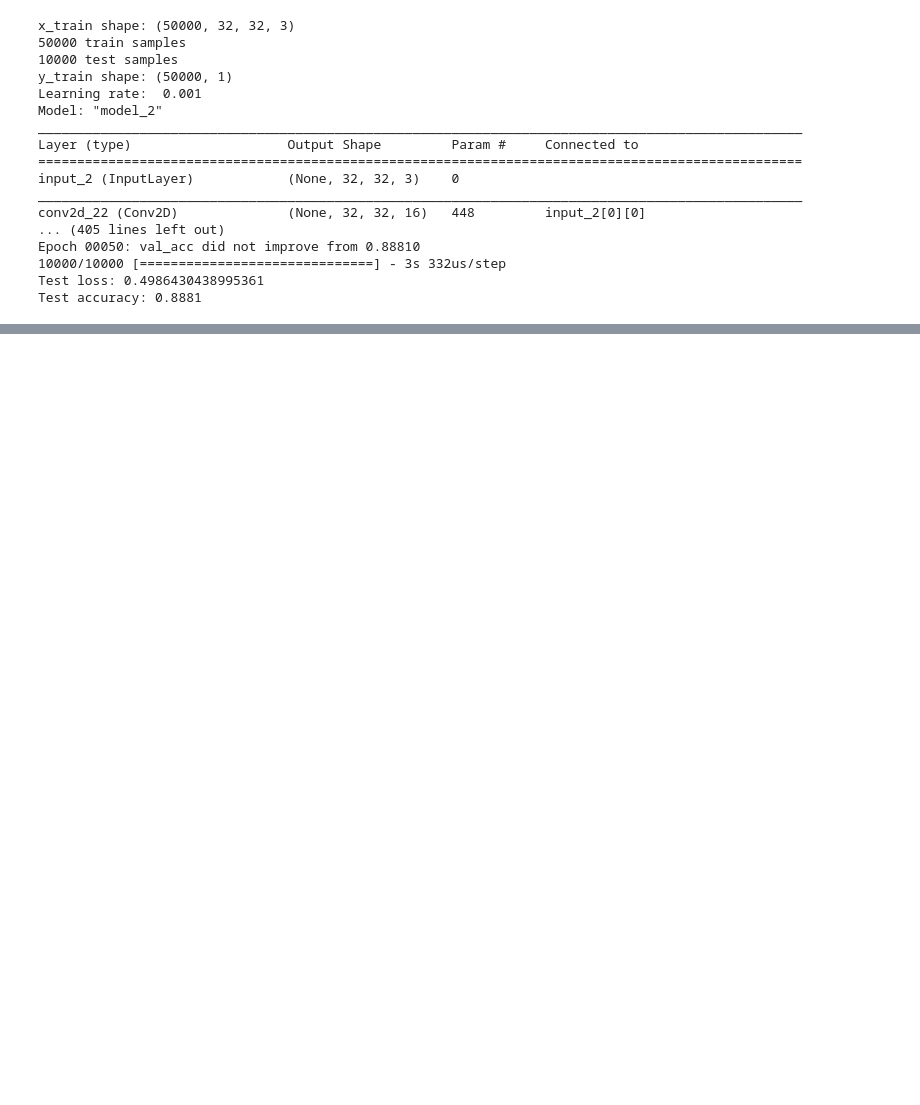
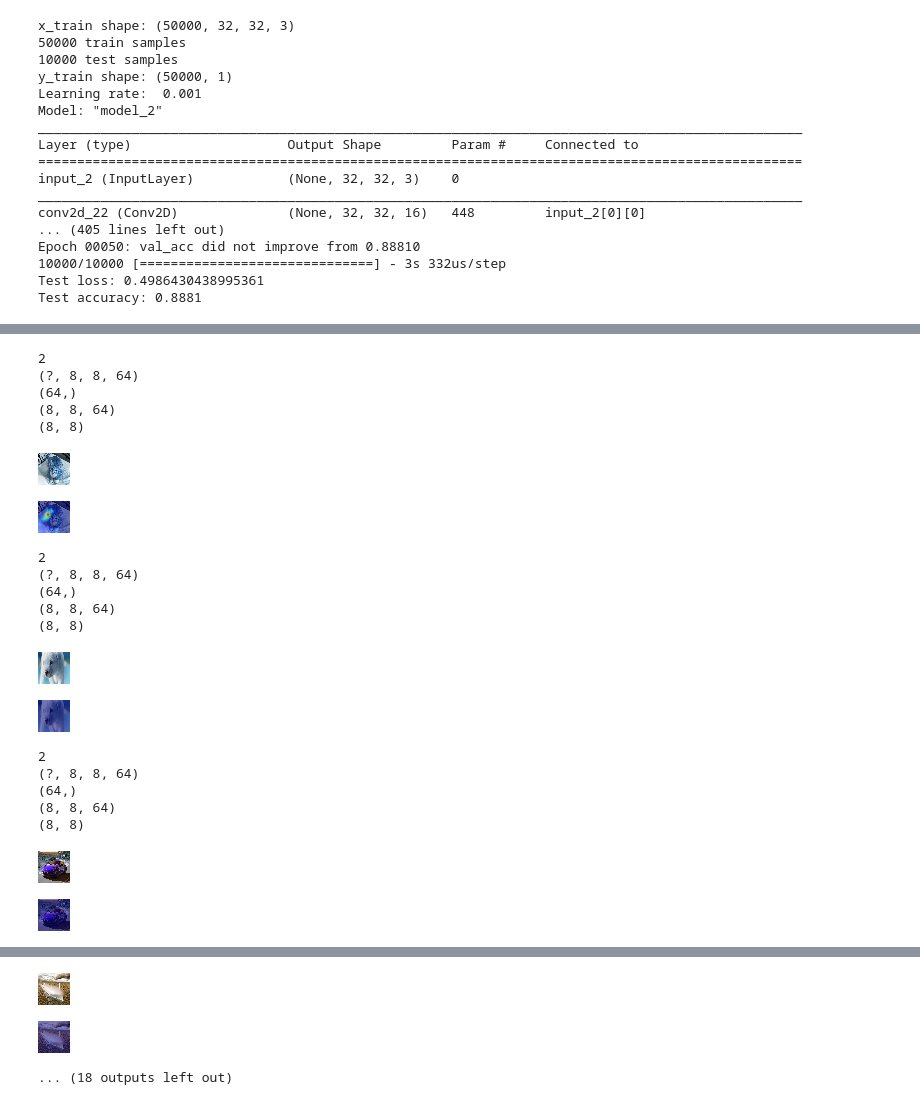
Before and after one commit to bhargav23/EIP_Session4, a Jupyter notebook: EIP4_SESSION4.ipynb, the cells around one changed output, grey strips where cells are left out. Saved outputs shown, nothing was run; the diff lists cells and outputs as text; code cells hidden in the pictures; blank space fills up the shorter version.

```diff
--- a/EIP4_SESSION4.ipynb
+++ b/EIP4_SESSION4.ipynb
@@ -442,3 +446,5 @@ Test accuracy: 0.8881
+# %%
+model = load_model('model.h5')
 # %%
 from keras.applications.vgg16 import VGG16, preprocess_input, decode_predictions
 from keras.preprocessing import image
@@ -455,6 +452,0 @@ x = preprocess_input(x)
-# %%
-preds = model.predict(x)
-class_idx = np.argmax(preds[0])
-print(class_idx)
-class_output = model.output[:, class_idx]
-last_conv_layer = model.get_layer("block5_conv3")
@@ -486,8 +452,0 @@ heatmap /= np.max(heatmap)
-# %%
-heatmap = cv2.resize(heatmap, (dog.shape[1], dog.shape[0]))
-heatmap = np.uint8(255 * heatmap)
-heatmap = cv2.applyColorMap(heatmap, cv2.COLORMAP_JET)
-superimposed_img = cv2.addWeighted(dog, 0.5, heatmap, 0.5, 0)
-from google.colab.patches import cv2_imshow
-cv2_imshow( dog)
-cv2_imshow(superimposed_img)
@@ -496,0 +453,4 @@ cv2_imshow(superimposed_img)
+# %%
+cls = ['cat','dog','car','ship','airplane','bird','deer','frog','horse','truck']
+for i in range(10):
+  print(cls[i])
@@ -496,0 +468,57 @@ cv2_imshow(superimposed_img)
+# %%
+for i in range(10):
+  img = io.imread("/content/image/"+cls[i]+".jpg")
+  img = cv2.resize(img, dsize=(32, 32), interpolation=cv2.INTER_CUBIC)
+  x = image.img_to_array(img)
+  x = np.expand_dims(x, axis=0)
+  x = preprocess_input(x)
+  x.shape
+  preds = model.predict(x)
+  class_idx = np.argmax(preds[0])
+  print(class_idx)
+  class_output = model.output[:, class_idx]
+  last_conv_layer = model.get_layer("conv2d_42")
+  grads = K.gradients(class_output, last_conv_layer.output)[0]
+  print(grads.shape)
+  pooled_grads = K.mean(grads, axis=(0, 1, 2))
+  print(pooled_grads.shape)
+  iterate = K.function([model.input], [pooled_grads, last_conv_layer.output[0]])
+
+  pooled_grads_value, conv_layer_output_value = iterate([x])
+
+  for i in range(64):
+    conv_layer_output_value[:, :, i] *= pooled_grads_value[i]
+  heatmap = np.mean(conv_layer_output_value, axis = -1)
+  print(conv_layer_output_value.shape)
+  print(heatmap.shape)
+  heatmap = np.maximum(heatmap, 0)
+  heatmap /= np.max(heatmap)
+  heatmap = cv2.resize(heatmap, (img.shape[1], img.shape[0]))
+  heatmap = np.uint8(255 * heatmap)
+  heatmap = cv2.applyColorMap(heatmap, cv2.COLORMAP_JET)
+  superimposed_img = cv2.addWeighted(img, 0.5, heatmap, 0.5, 0)
+  from google.colab.patches import cv2_imshow
+  cv2_imshow( img)
+  cv2_imshow(superimposed_img)
+# %% [output]
+2
+(?, 8, 8, 64)
+(64,)
+(8, 8, 64)
+(8, 8)
+[figure, added]
+[figure, added]
+2
+(?, 8, 8, 64)
+(64,)
+(8, 8, 64)
+(8, 8)
+[figure, added]
+[figure, added]
+2
+(?, 8, 8, 64)
+(64,)
+(8, 8, 64)
+(8, 8)
+[figure, added]
+[figure, added]
@@ -496,0 +530,3 @@ cv2_imshow(superimposed_img)
+[figure, added]
+[figure, added]
+... (18 outputs left out)
```
Also changed, not shown: parts of 9 cells of this notebook.
